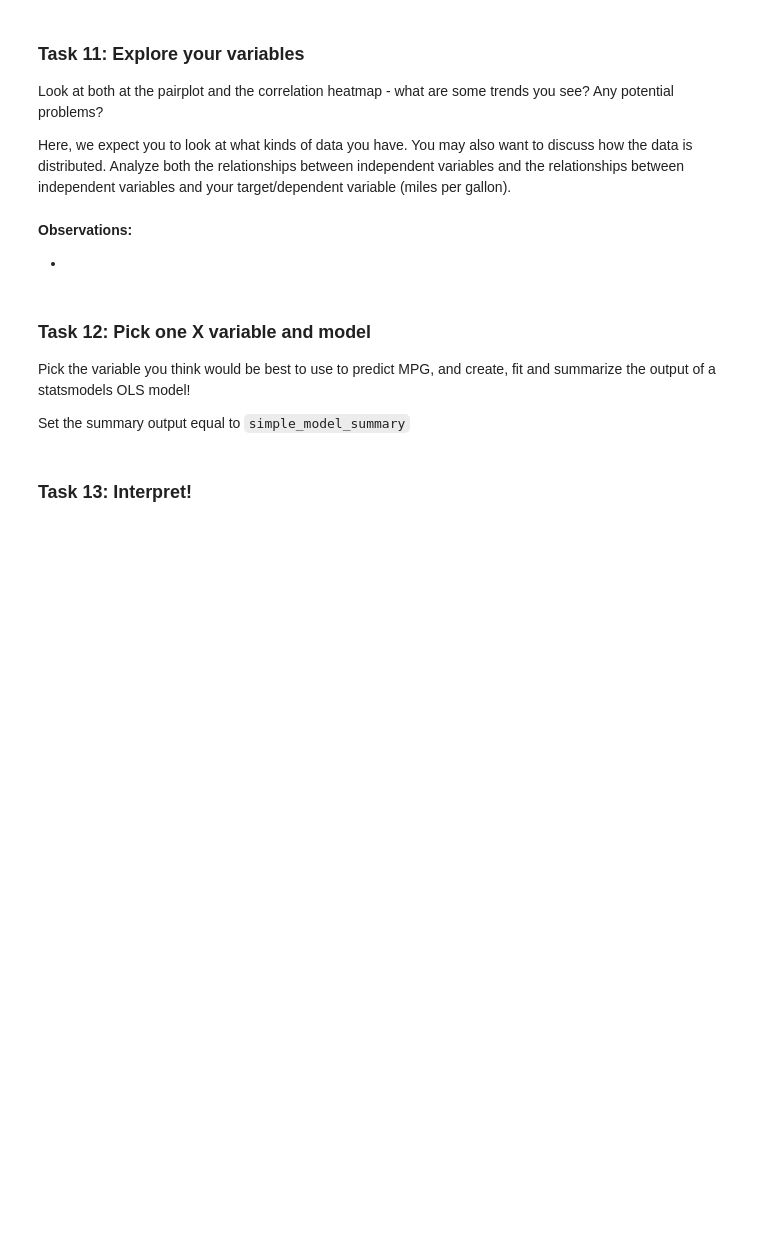
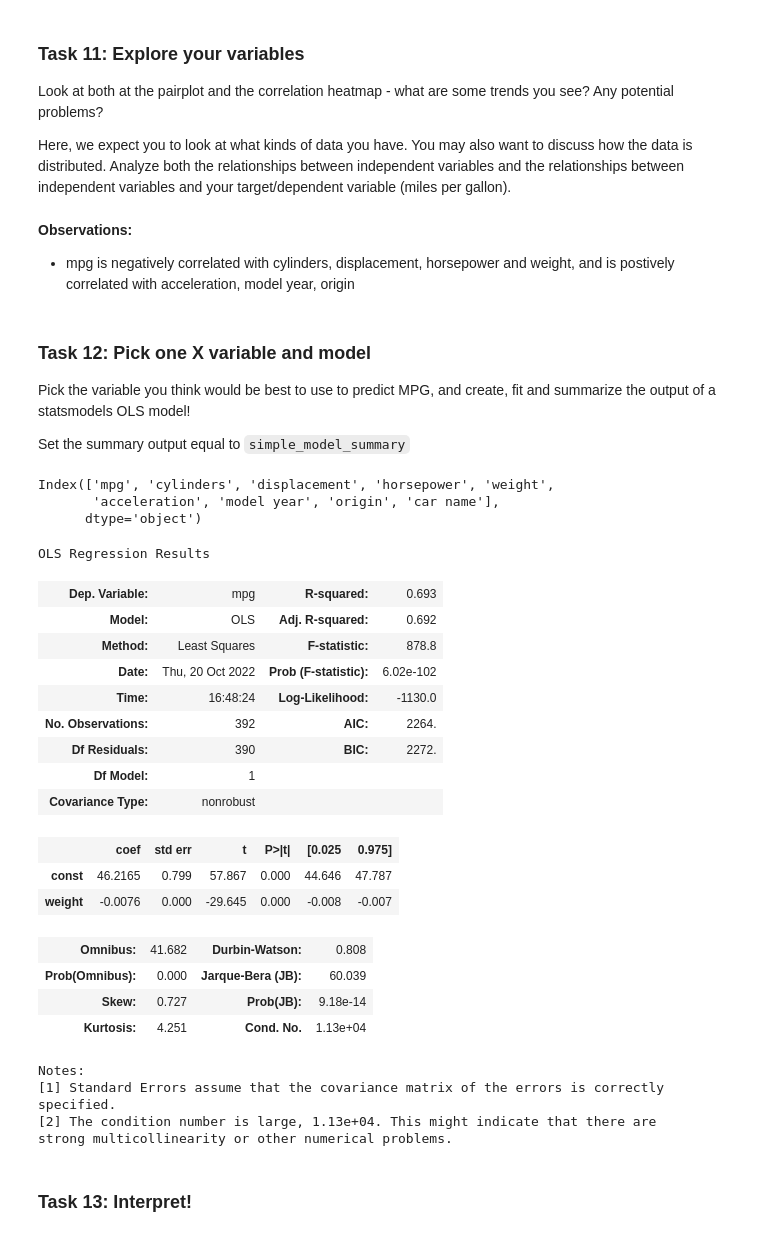
Before and after one commit to dermothethird/DS-Live-091922, a Jupyter notebook: Phase2/P2-Code-Challenge-Review.ipynb, the cells around one changed output. Drawn from its saved outputs; the diff is of its cells as text; code cells hidden in the pictures; blank space fills up the shorter version.

```diff
--- a/Phase2/P2-Code-Challenge-Review.ipynb
+++ b/Phase2/P2-Code-Challenge-Review.ipynb
@@ -226,10 +306,10 @@ Look at both at the pairplot and the correlation heatmap - what are some trends
 Here, we expect you to look at what kinds of data you have. You may also want to discuss how the data is distributed. Analyze both the relationships between independent variables and the relationships between independent variables and your target/dependent variable (miles per gallon).
 # %%
 # call_on_students(1)
-# %% [markdown]
-**Observations:**
-
--
+# %% [markdown]
+**Observations:**
+
+- mpg is negatively correlated with cylinders, displacement, horsepower and weight, and is postively correlated with acceleration, model year, origin
 # %% [markdown]
 ### Task 12: Pick one X variable and model
 
@@ -241,6 +321,12 @@ import statsmodels.api as sm
 from statsmodels.formula.api import ols
 # %%
 # call_on_students(1)
+# %%
+df.columns
+# %% [output]
+Index(['mpg', 'cylinders', 'displacement', 'horsepower', 'weight',
+       'acceleration', 'model year', 'origin', 'car name'],
+      dtype='object')
 # %%
 # Either define X and y (if using OLS) or define your formula (if using ols)
 # Make sure that if you use OLS to add a constant to your X!
@@ -249,3 +336,28 @@ simple_model_summary = None
+# %%
+simple_model_summary = model.summary()
+simple_model_summary
+# %% [output]
+OLS Regression Results
+| Dep. Variable: | mpg | R-squared: | 0.693 |
+| Model: | OLS | Adj. R-squared: | 0.692 |
+| Method: | Least Squares | F-statistic: | 878.8 |
+| Date: | Thu, 20 Oct 2022 | Prob (F-statistic): | 6.02e-102 |
+| Time: | 16:48:24 | Log-Likelihood: | -1130.0 |
+| No. Observations: | 392 | AIC: | 2264. |
+| Df Residuals: | 390 | BIC: | 2272. |
+| Df Model: | 1 |  |  |
+| Covariance Type: | nonrobust |  |  |
+|  | coef | std err | t | P>|t| | [0.025 | 0.975] |
+| const | 46.2165 | 0.799 | 57.867 | 0.000 | 44.646 | 47.787 |
+| weight | -0.0076 | 0.000 | -29.645 | 0.000 | -0.008 | -0.007 |
+| Omnibus: | 41.682 | Durbin-Watson: | 0.808 |
+| Prob(Omnibus): | 0.000 | Jarque-Bera (JB): | 60.039 |
+| Skew: | 0.727 | Prob(JB): | 9.18e-14 |
+| Kurtosis: | 4.251 | Cond. No. | 1.13e+04 |
+Notes:
+[1] Standard Errors assume that the covariance matrix of the errors is correctly specified.
+[2] The condition number is large, 1.13e+04. This might indicate that there are
+strong multicollinearity or other numerical problems.
 # %% [markdown]
 ### Task 13: Interpret!
 # %%
```
Also changed, not shown: parts of 28 cells of this notebook, 2 other files.
